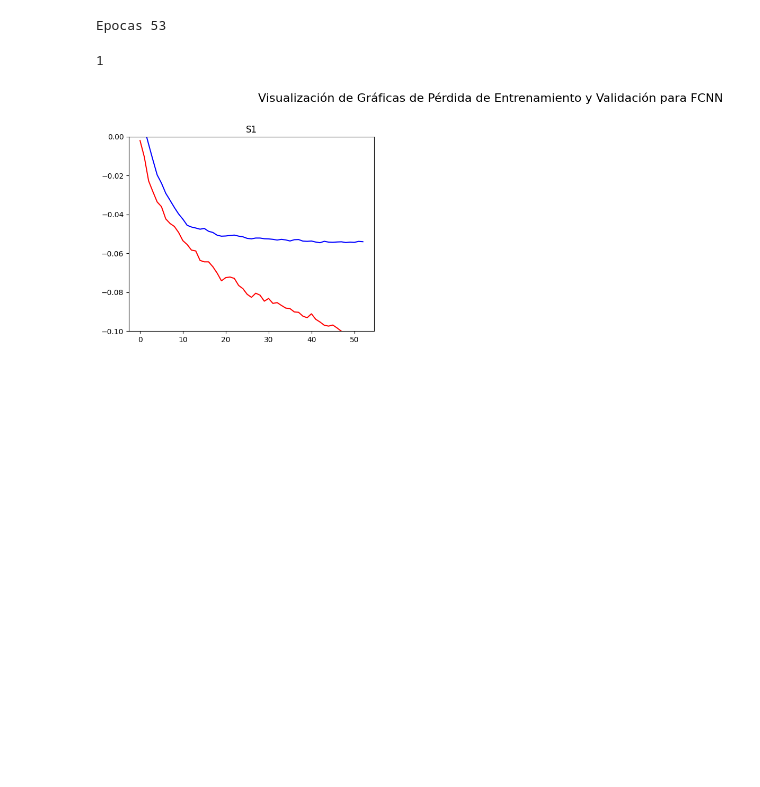
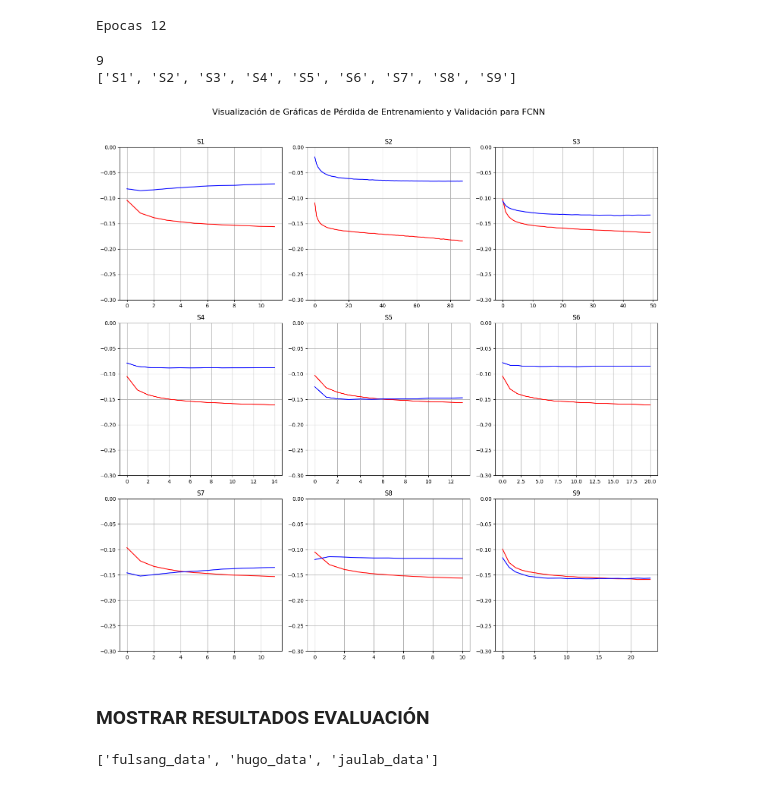
Before and after one commit to garcesote/DNN_AAD, a Jupyter notebook: visualize_population.ipynb, the cells around one changed output. Drawn from its saved outputs; the diff is of its cells as text; code cells hidden in the pictures; blank space fills up the shorter version.

```diff
--- a/visualize_population.ipynb
+++ b/visualize_population.ipynb
@@ -15,8 +17,9 @@ datasets
 # %%
 # SELECT THE DATASET
-dataset = datasets[0]
+dataset = datasets[1]
 # %%
-ds_subjects = {'fulsang': ['S'+str(n+1) for n in range(18)], 'jaulab': ['S'+str(n+1) for n in range(17)]}
+jaulab_excl_subj = [13, 16]
+ds_subjects = {'fulsang': ['S'+str(n) for n in range(1, 18)], 'jaulab': ['S'+str(n) for n in range(1,18) if n not in jaulab_excl_subj], 'hugo': ['S'+str(n) for n in range(1,10)]}
 subjects = ds_subjects[dataset.split('_')[0]]
 # %%
 train_metrics = {}
@@ -45,7 +48,7 @@ for model in models:
 epocas = len(train_metrics['FCNN_train']['S1'])
 print(f'Epocas {epocas}')
 # %% [output]
-Epocas 53
+Epocas 12
 # %%
 def get_subject(n, n_subject):
     subjects = ['S'+str(i+1) for i in range(n_subject)]
@@ -61,35 +64,47 @@ n_plots = n_subj
 # Calcular el número de filas necesarias
 n_rows = (n_plots + 2) // 3
 
 # Creo la figura y una matriz de subfiguras
 fig, axs = plt.subplots(nrows=n_rows, ncols=3, figsize=(15, 5 * n_rows))
 
 # Aplanar la matriz de subfiguras para un acceso fácil
 axs = axs.flatten()
 
+print(subjects)
 idx = 0
-for n in range(n_subj):
-    subj = get_subject(n, n_subj)
+for n, subj in enumerate(subjects):
     train_loss = torch.tensor(train_metrics[mode+'_train'][subj])
     val_loss = torch.tensor(train_metrics[mode+'_val'][subj])
     x = range(len(val_loss))
 
     axs[idx].plot(x, -train_loss, linestyle = '-', color='r')
     axs[idx].plot(x, -val_loss, linestyle = '-', color= 'b')
-    axs[idx].set_ylim(-0.1, 0)
+    axs[idx].set_ylim(-0.3, 0)
     axs[idx].set_title(subj)
+    axs[idx].grid(True)
     idx += 1
 
 # Eliminar subfiguras vacías si hay menos subfiguras que lugares en la cuadrícula
 for ax in axs[idx:]:
     fig.delaxes(ax)
 
 plt.tight_layout()
 # Agregar un título general a la figura
 fig.suptitle('Visualización de Gráficas de Pérdida de Entrenamiento y Validación para '+ mode, fontsize=16)
 plt.tight_layout(rect=[0, 0, 1, 0.96])  # Ajustar el layout para dejar espacio para el título
 
 plt.show()
 # %% [output]
-1
+9
+['S1', 'S2', 'S3', 'S4', 'S5', 'S6', 'S7', 'S8', 'S9']
-[figure, old version]
+[figure, new version]
+# %% [markdown]
+### MOSTRAR RESULTADOS EVALUACIÓN
+# %%
+eval_path = 'Results_population/eval_metrics'
+
+file_list = os.listdir(eval_path)
+datasets = file_list
+datasets
+# %% [output]
+['fulsang_data', 'hugo_data', 'jaulab_data']
```
Also changed, not shown: parts of 17 cells of this notebook, 6 other files.
